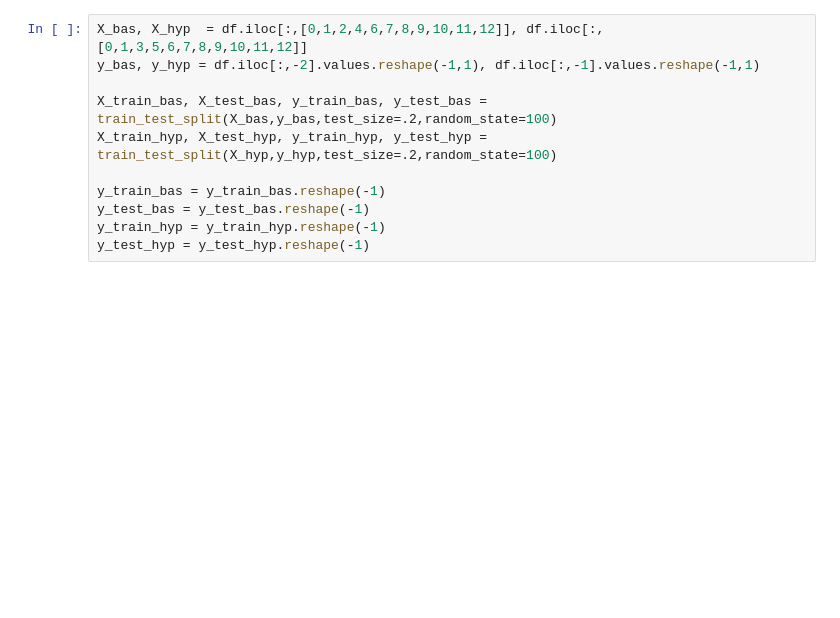
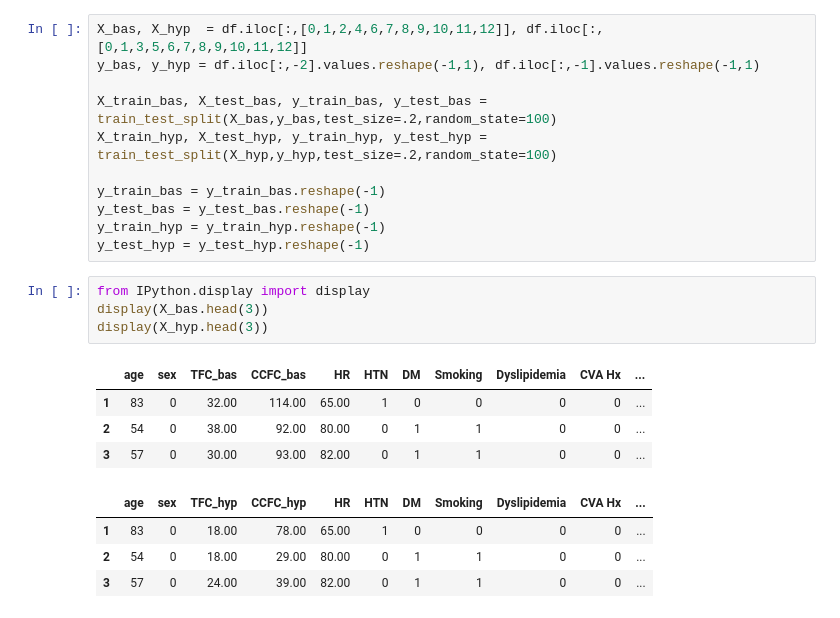
Before and after one commit to eastk1te/P.T, a Jupyter notebook: Side_Project/Capstone/coronary_angiography.ipynb, the cells around one changed output. Drawn from its saved outputs; the diff is of its cells as text; blank space fills up the shorter version.

```diff
--- a/Side_Project/Capstone/coronary_angiography.ipynb
+++ b/Side_Project/Capstone/coronary_angiography.ipynb
@@ -145,6 +180,19 @@ y_train_bas = y_train_bas.reshape(-1)
 y_test_bas = y_test_bas.reshape(-1)
 y_train_hyp = y_train_hyp.reshape(-1)
 y_test_hyp = y_test_hyp.reshape(-1)
+# %%
+from IPython.display import display
+display(X_bas.head(3))
+display(X_hyp.head(3))
+# %% [output]
+|  | age | sex | TFC_bas | CCFC_bas | HR | HTN | DM | Smoking | Dyslipidemia | CVA Hx | ... |
+| 1 | 83 | 0 | 32.00 | 114.00 | 65.00 | 1 | 0 | 0 | 0 | 0 | ... |
+| 2 | 54 | 0 | 38.00 | 92.00 | 80.00 | 0 | 1 | 1 | 0 | 0 | ... |
+| 3 | 57 | 0 | 30.00 | 93.00 | 82.00 | 0 | 1 | 1 | 0 | 0 | ... |
+|  | age | sex | TFC_hyp | CCFC_hyp | HR | HTN | DM | Smoking | Dyslipidemia | CVA Hx | ... |
+| 1 | 83 | 0 | 18.00 | 78.00 | 65.00 | 1 | 0 | 0 | 0 | 0 | ... |
+| 2 | 54 | 0 | 18.00 | 29.00 | 80.00 | 0 | 1 | 1 | 0 | 0 | ... |
+| 3 | 57 | 0 | 24.00 | 39.00 | 82.00 | 0 | 1 | 1 | 0 | 0 | ... |
 # %%
 from lazypredict.Supervised import LazyRegressor
 
```
Also changed, not shown: parts of 18 cells of this notebook.
